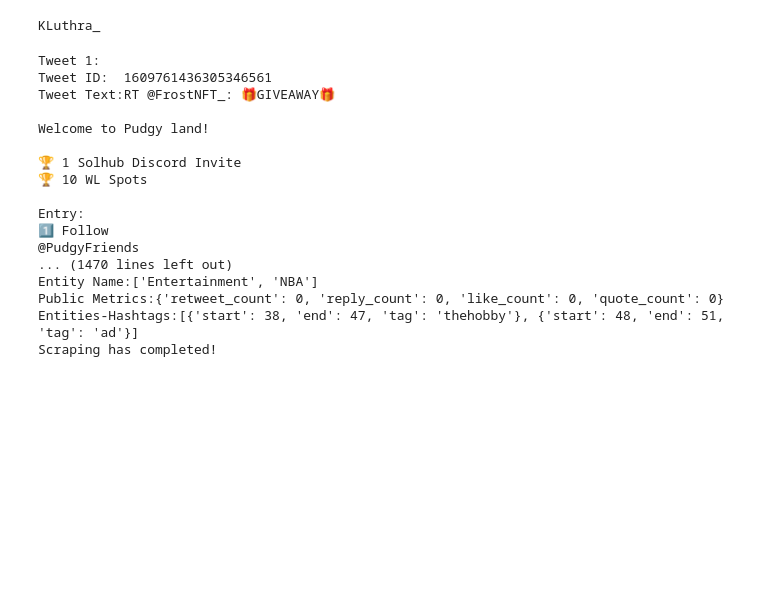
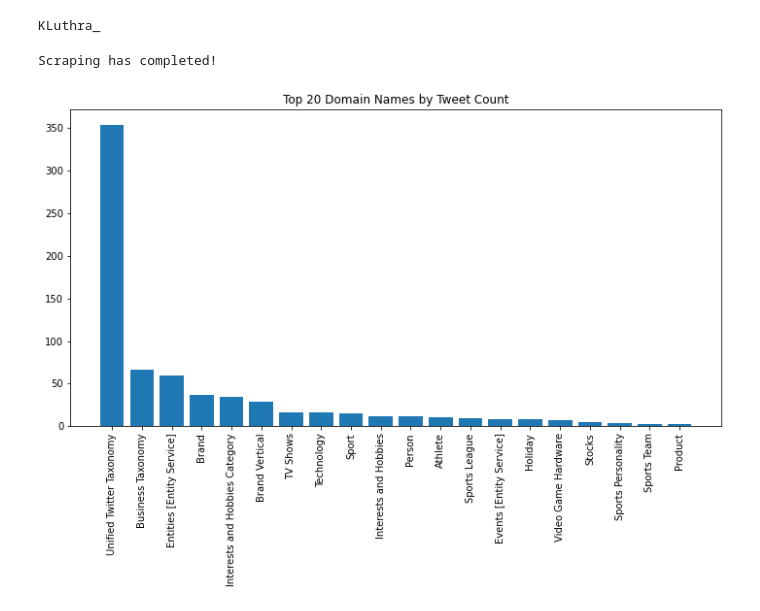
Before and after one commit to Kluthra15/twitter_marketing_ML, a Jupyter notebook: Twitter_Tweepy_Data_Extraction.ipynb, the cells around one changed output. Cells and saved outputs as stored; diff of their text form; code cells hidden in the pictures; blank space fills up the shorter version.

Commit message:
Added Bar Plots for Domain Names and Entity Names.

```diff
--- a/Twitter_Tweepy_Data_Extraction.ipynb
+++ b/Twitter_Tweepy_Data_Extraction.ipynb
@@ -55,7 +55,7 @@ def printtweetdata(n, ith_tweet):
 # %%
 #function to perform data extraction
 def scrape(words, numtweet):
-
+    global db
     # Creating Dataframe using pandas
     db = pd.DataFrame(columns= ['Tweet_ID',
                                 'Tweet_Text',
@@ -113,31 +113,47 @@ def scrape(words, numtweet):
                 db.loc[len(db)] = ith_tweet
 
     # Function call to print tweet data on screen
-                printtweetdata(i, ith_tweet)
+                # printtweetdata(i, ith_tweet)
                 i = i+1
-    filename = 'scraped_tweets.csv'
     # we will save our database as a CSV file
-    db.to_csv(filename)
+    return db
 # %%
  # number of tweets you want to extract in one run
 numtweet = 100
-scrape("#ad OR #sponsored OR #promoted from: verified", numtweet)
+df       = scrape("#ad OR #sponsored OR #promoted from: verified", numtweet)
 print('Scraping has completed!')
 # %% [output]
-Tweet 1:
-Tweet ID:  1609761436305346561
-Tweet Text:RT @FrostNFT_: 🎁GIVEAWAY🎁
-
-Welcome to Pudgy land!
-
-🏆 1 Solhub Discord Invite
-🏆 10 WL Spots
-
-Entry:
-1️⃣ Follow
-@PudgyFriends
-... (1470 lines left out)
-Entity Name:['Entertainment', 'NBA']
-Public Metrics:{'retweet_count': 0, 'reply_count': 0, 'like_count': 0, 'quote_count': 0}
-Entities-Hashtags:[{'start': 38, 'end': 47, 'tag': 'thehobby'}, {'start': 48, 'end': 51, 'tag': 'ad'}]
 Scraping has completed!
+# %%
+import matplotlib.pyplot as plt
+
+# Extract the domain names from the Domain_Name field
+domain_names = [name for row in df['Domain_Name'] for name in row]
+
+# Use the Counter function from the collections module to count the number of tweets for each domain
+from collections import Counter
+domain_counts = Counter(domain_names)
+
+# Sort the domain names by count in descending order
+sorted_domain_counts = sorted(domain_counts.items(), key=lambda item: item[1], reverse=True)
+
+# Get the top 20 domain names and tweet counts
+top_20_domains = sorted_domain_counts[:20]
+domains = [domain for domain, count in top_20_domains]
+tweet_counts = [count for domain, count in top_20_domains]
+
+# Create a figure with a larger size
+fig = plt.figure(figsize=(12, 6))
+
+# Create a bar plot of the tweet count for each domain
+plt.bar(domains, tweet_counts)
+
+# Add a title to the plot
+plt.title('Top 20 Domain Names by Tweet Count')
+
+# Rotate the tick labels to make them easier to read
+plt.xticks(rotation=90)
+
+plt.show()
+# %% [output]
+[figure, added]
```
Also changed, not shown: parts of 1 cell of this notebook.
